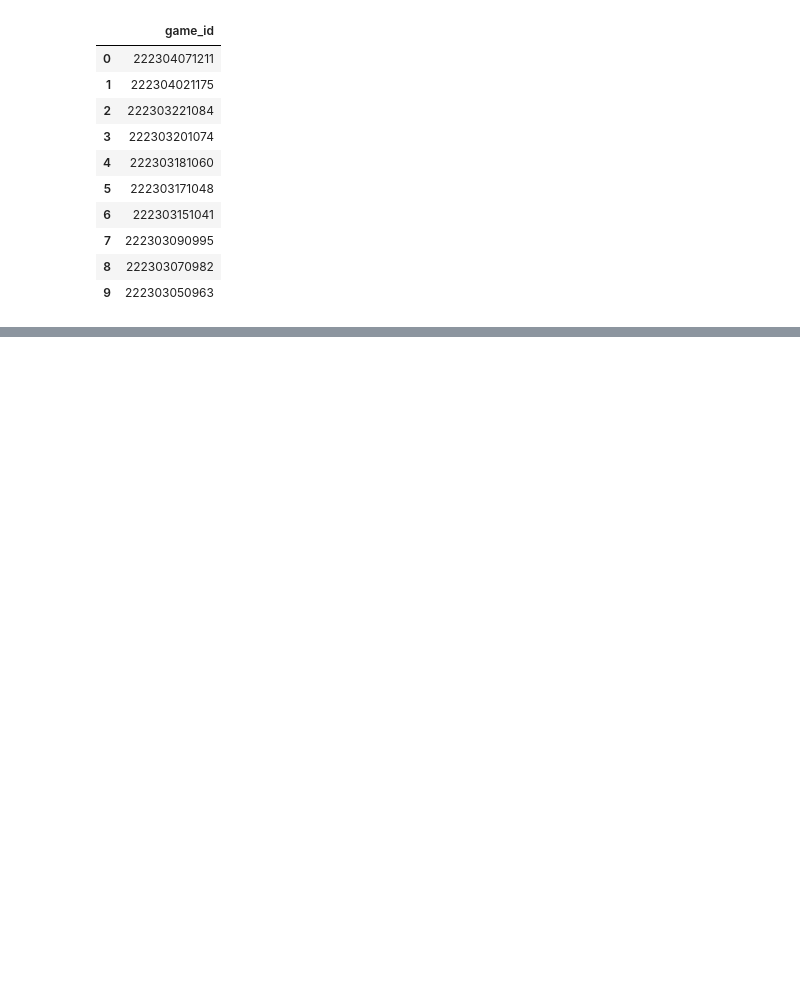
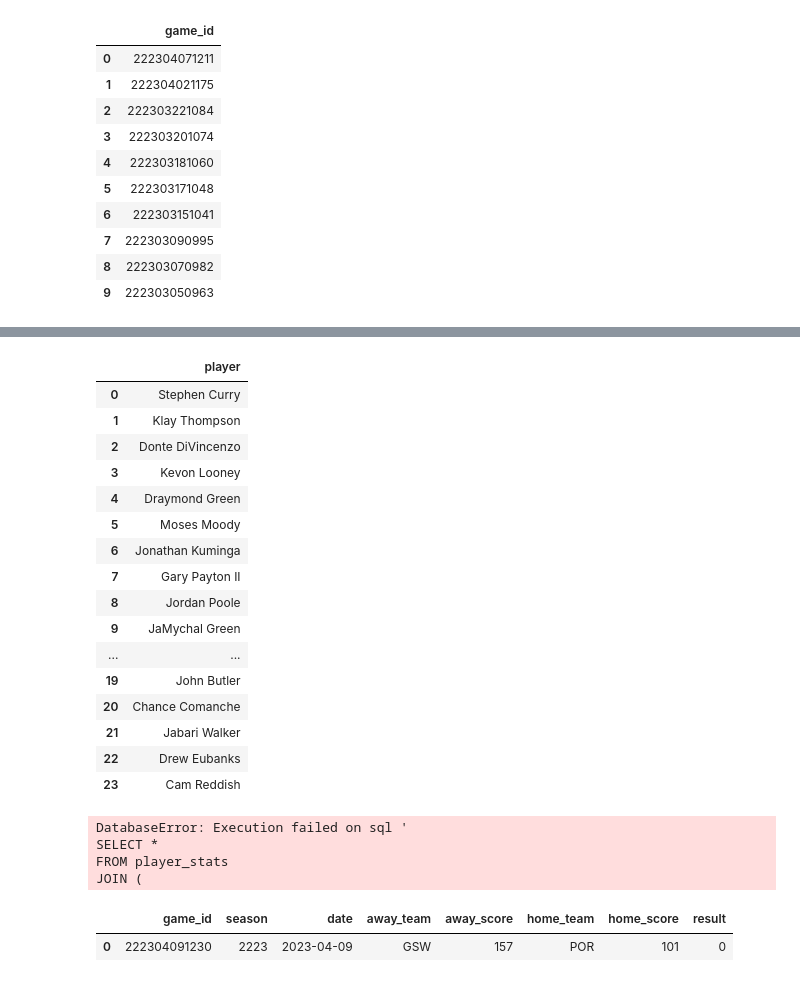
Before and after one commit to luke-lite/NBA-Prediction-Modeling, a Jupyter notebook: SQL-practice.ipynb, the cells around one changed output, grey strips where cells are left out. Saved outputs shown, nothing was run; the diff lists cells and outputs as text; code cells hidden in the pictures; blank space fills up the shorter version.

```diff
--- a/SQL-practice.ipynb
+++ b/SQL-practice.ipynb
@@ -151,0 +204,26 @@ query_df
+# %%
+players_query = '''
+SELECT player
+FROM player_stats
+WHERE game_id = 222304091230;
+'''
+players_query_df = pd.read_sql(players_query, con=conn)
+players_query_df
+# %% [output]
+|  | player |
+| 0 | Stephen Curry |
+| 1 | Klay Thompson |
+| 2 | Donte DiVincenzo |
+| 3 | Kevon Looney |
+| 4 | Draymond Green |
+| 5 | Moses Moody |
+| 6 | Jonathan Kuminga |
+| 7 | Gary Payton II |
+| 8 | Jordan Poole |
+| 9 | JaMychal Green |
+| ... | ... |
+| 19 | John Butler |
+| 20 | Chance Comanche |
+| 21 | Jabari Walker |
+| 22 | Drew Eubanks |
+| 23 | Cam Reddish |
@@ -151,0 +233,23 @@ query_df
+# %%
+query = f'''
+SELECT *
+FROM player_stats
+JOIN ({players_query}) on player_stats.player = {players_query}.player)
+  AND game_id = 222304091230;
+'''
+query_df = pd.read_sql(query, con=conn)
+query_df
+# %% [output]
+DatabaseError: Execution failed on sql '
+SELECT *
+FROM player_stats
+JOIN (
+# %%
+query = f'''
+{qu}
+'''
+query_df = pd.read_sql(query, con=conn)
+query_df
+# %% [output]
+|  | game_id | season | date | away_team | away_score | home_team | home_score | result |
+| 0 | 222304091230 | 2223 | 2023-04-09 | GSW | 157 | POR | 101 | 0 |
```
Also changed, not shown: parts of 3 cells of this notebook.
